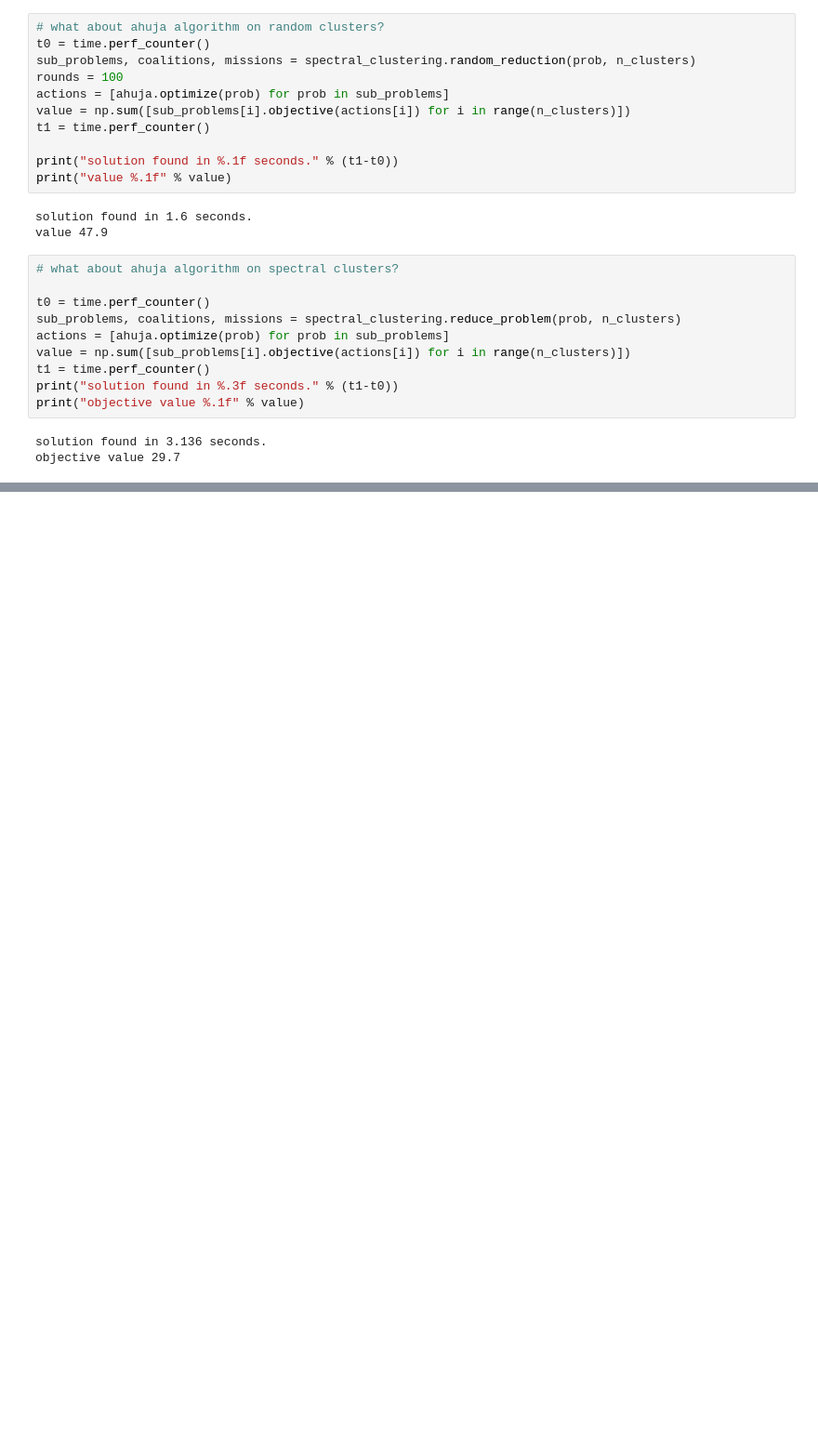
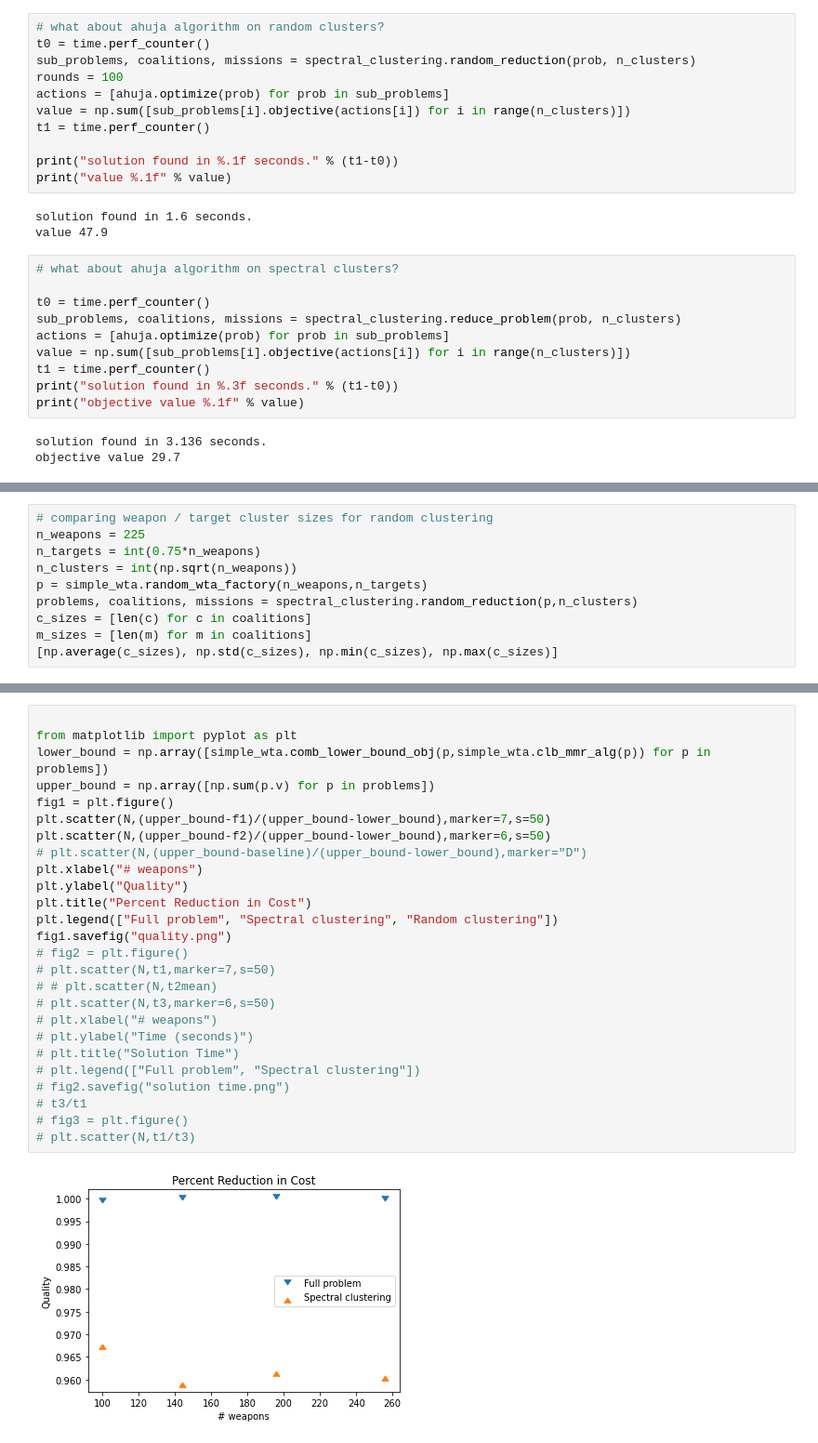
Before and after one commit to JGSuw/wta, a Jupyter notebook: examples.ipynb, the cells around one changed output, grey strips where cells are left out. Shown: that part at 93% size. Saved outputs shown, nothing was run; the diff lists cells and outputs as text; blank space fills up the shorter version.

```diff
--- a/examples.ipynb
+++ b/examples.ipynb
@@ -220,0 +240,10 @@ plt.legend(["Full problem", "Spectral clustering"])
+# %%
+# comparing weapon / target cluster sizes for random clustering
+n_weapons = 225
+n_targets = int(0.75*n_weapons)
+n_clusters = int(np.sqrt(n_weapons))
+p = simple_wta.random_wta_factory(n_weapons,n_targets)
+problems, coalitions, missions = spectral_clustering.random_reduction(p,n_clusters)
+c_sizes = [len(c) for c in coalitions]
+m_sizes = [len(m) for m in coalitions]
+[np.average(c_sizes), np.std(c_sizes), np.min(c_sizes), np.max(c_sizes)]
@@ -220,0 +283,28 @@ plt.legend(["Full problem", "Spectral clustering"])
+# %%
+
+from matplotlib import pyplot as plt
+lower_bound = np.array([simple_wta.comb_lower_bound_obj(p,simple_wta.clb_mmr_alg(p)) for p in problems])
+upper_bound = np.array([np.sum(p.v) for p in problems])
+fig1 = plt.figure()
+plt.scatter(N,(upper_bound-f1)/(upper_bound-lower_bound),marker=7,s=50)
+plt.scatter(N,(upper_bound-f2)/(upper_bound-lower_bound),marker=6,s=50)
+# plt.scatter(N,(upper_bound-baseline)/(upper_bound-lower_bound),marker="D")
+plt.xlabel("# weapons")
+plt.ylabel("Quality")
+plt.title("Percent Reduction in Cost")
+plt.legend(["Full problem", "Spectral clustering", "Random clustering"])
+fig1.savefig("quality.png")
+# fig2 = plt.figure()
+# plt.scatter(N,t1,marker=7,s=50)
+# # plt.scatter(N,t2mean)
+# plt.scatter(N,t3,marker=6,s=50)
+# plt.xlabel("# weapons")
+# plt.ylabel("Time (seconds)")
+# plt.title("Solution Time")
+# plt.legend(["Full problem", "Spectral clustering"])
+# fig2.savefig("solution time.png")
+# t3/t1
+# fig3 = plt.figure()
+# plt.scatter(N,t1/t3)
+# %% [output]
+[figure, added]
```
Also changed, not shown: parts of 5 cells of this notebook, 2 other files.
